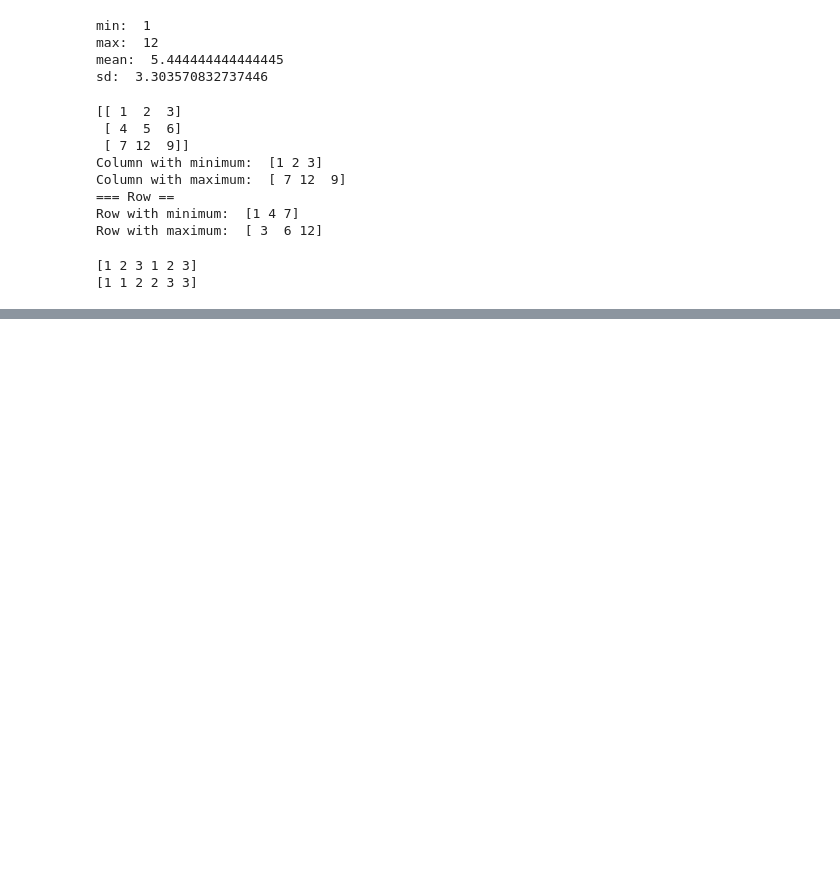
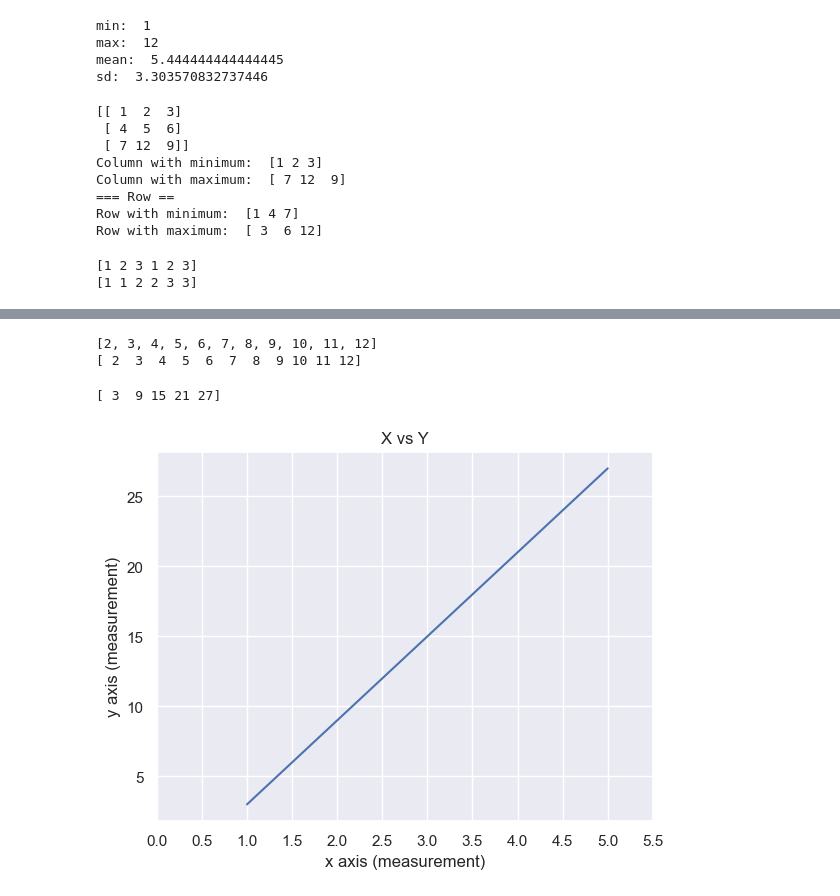
Before and after one commit to Edboch/30-days-of-python, a Jupyter notebook: Day24/stats.ipynb, the cells around one changed output, grey strips where cells are left out. Cells and saved outputs as stored; diff of their text form; code cells hidden in the pictures; blank space fills up the shorter version.

```diff
--- a/Day24/stats.ipynb
+++ b/Day24/stats.ipynb
@@ -456,0 +544,23 @@ print(np.random.choice(['a','e','i','o','u'],size=10))
+# %%
+new_list = [ x + 2 for x in range(0, 11)]
+np_arr = np.array(range(0, 11))
+np_arr += 2
+print(new_list)
+print(np_arr)
+# %% [output]
+[2, 3, 4, 5, 6, 7, 8, 9, 10, 11, 12]
+[ 2  3  4  5  6  7  8  9 10 11 12]
+# %%
+temp = np.array([1,2,3,4,5])
+pressure = temp * 6 -3
+print(pressure)
+
+plt.plot(temp,pressure)
+plt.xlabel('x axis (measurement)')
+plt.ylabel('y axis (measurement)')
+plt.title('X vs Y')
+plt.xticks(np.arange(0, 6, step=0.5))
+plt.show()
+# %% [output]
+[ 3  9 15 21 27]
+[figure, added]
```
Also changed, not shown: parts of 19 cells of this notebook, 3 other files.
